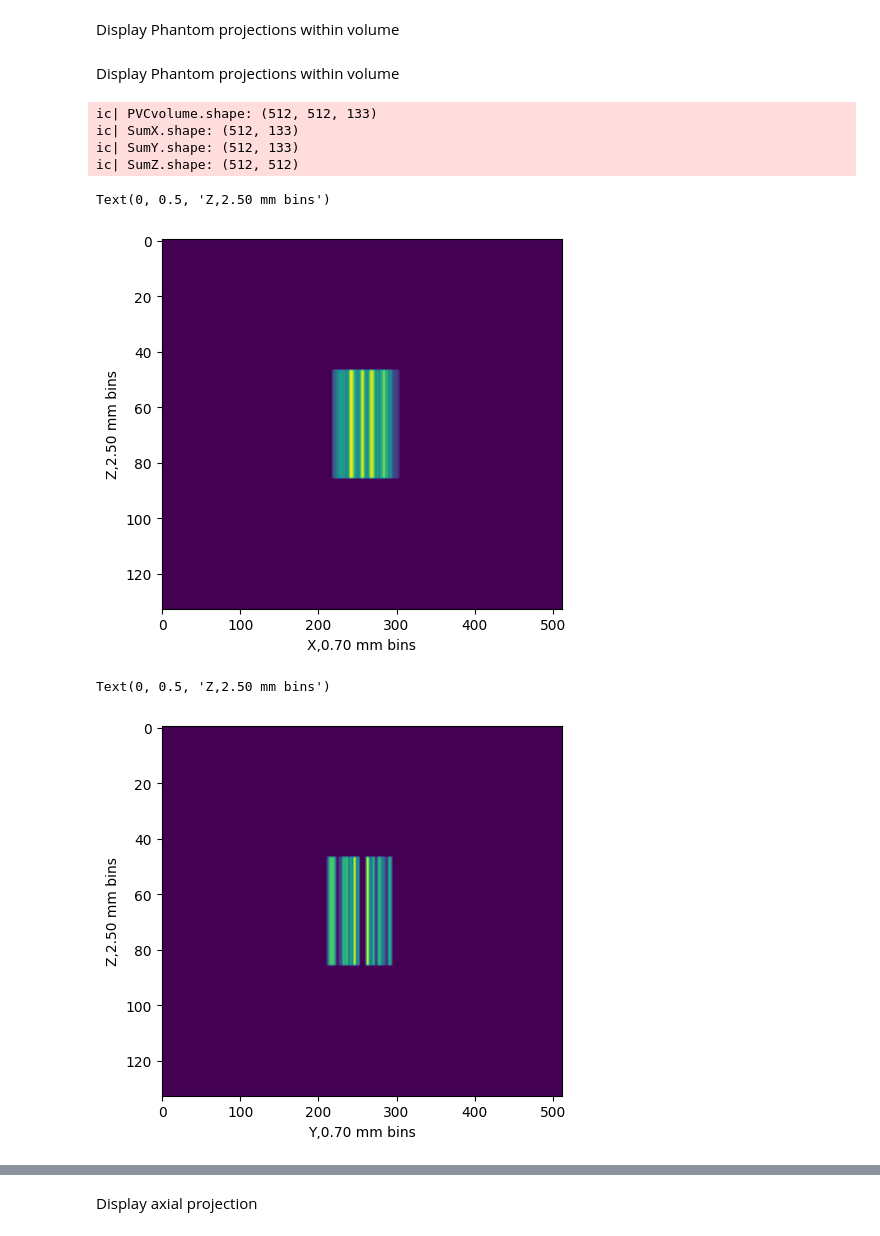
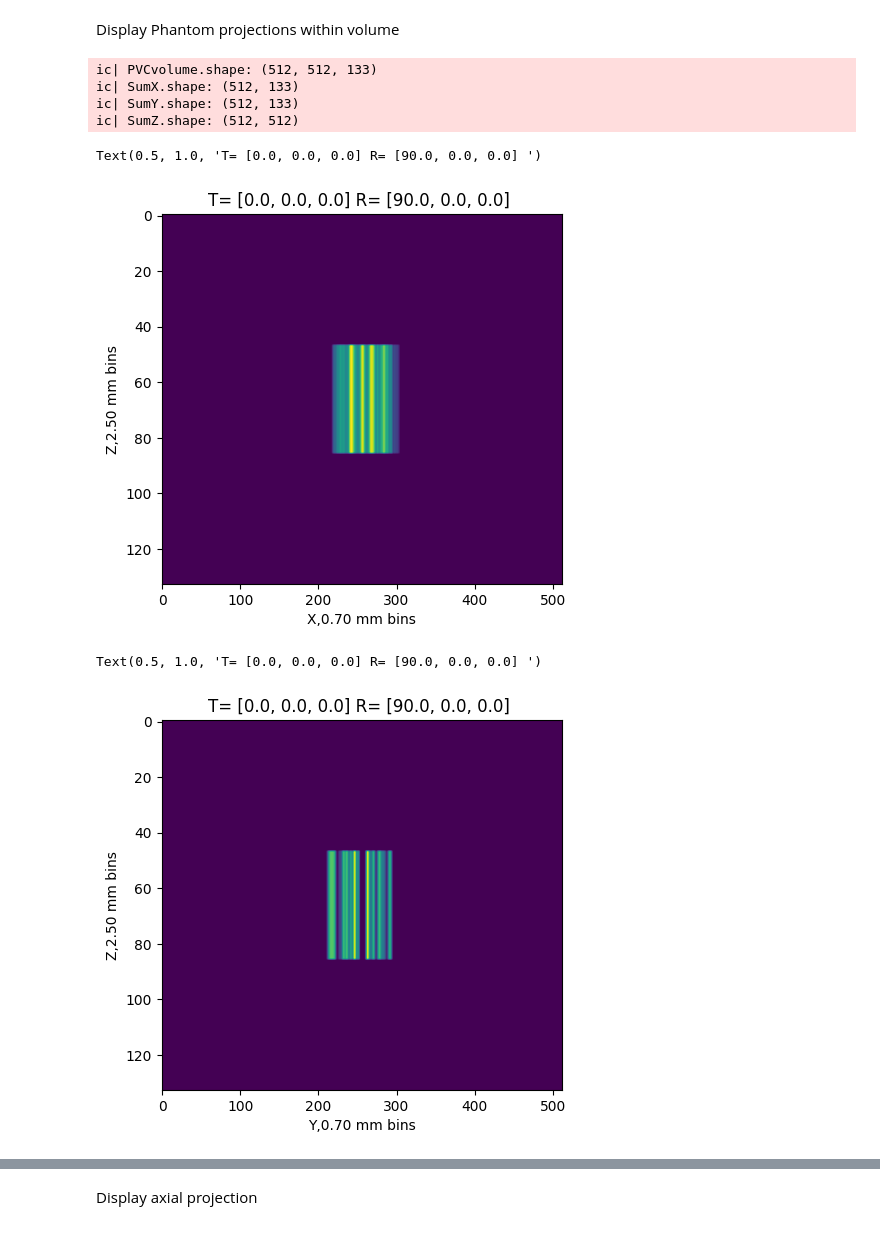
Before and after one commit to BillWorstell/derenzo_phantom, a Jupyter notebook: iCheckRotations.ipynb, the cells around one changed output, grey strips where cells are left out. Drawn from its saved outputs; the diff is of its cells as text; code cells hidden in the pictures.

```diff
--- a/iCheckRotations.ipynb
+++ b/iCheckRotations.ipynb
@@ -633,36 +650,40 @@ ic| valid.shape: (34865152,)
 ic| Test.shape: (438204,)
 # %% [markdown]
 Display Phantom projections within volume
-# %% [markdown]
-Display Phantom projections within volume
 # %%
 ic(PVCvolume.shape)
 SumX=PVCvolume.sum(0)
 SumY=PVCvolume.sum(1)
 SumZ=PVCvolume.sum(2)
 ic(SumX.shape)
 ic(SumY.shape)
 ic(SumZ.shape)
 
 ThisAspect=spacing[2]/spacing[0]
 plt.imshow(np.flipud(SumX.T),aspect=ThisAspect)
 plt.xlabel(f'X,{spacing[0]:0.2f} mm bins')
 plt.ylabel(f'Z,{spacing[2]:0.2f} mm bins')
+TranslateString=f'T= [{TranslatePhantom[0]:.1f}, ' + f'{TranslatePhantom[1]:.1f}, ' + f'{TranslatePhantom[2]:.1f}] '
+RotateString=f'R= [{psiDeg:.1f}, ' + f'{thetaDeg:.1f}, ' + f'{phiDeg:.1f}] '
+plt.title(TranslateString + RotateString)
 # %% [output]
 ic| PVCvolume.shape: (512, 512, 133)
 ic| SumX.shape: (512, 133)
 ic| SumY.shape: (512, 133)
 ic| SumZ.shape: (512, 512)
-Text(0, 0.5, 'Z,2.50 mm bins')
+Text(0.5, 1.0, 'T= [0.0, 0.0, 0.0] R= [90.0, 0.0, 0.0] ')
-[figure, old version]
+[figure, new version]
 # %%
 ThisAspect=spacing[2]/spacing[0]
 plt.imshow(np.flipud(SumY.T),aspect=ThisAspect)
 plt.xlabel(f'Y,{spacing[1]:0.2f} mm bins')
 plt.ylabel(f'Z,{spacing[2]:0.2f} mm bins')
+TranslateString=f'T= [{TranslatePhantom[0]:.1f}, ' + f'{TranslatePhantom[1]:.1f}, ' + f'{TranslatePhantom[2]:.1f}] '
+RotateString=f'R= [{psiDeg:.1f}, ' + f'{thetaDeg:.1f}, ' + f'{phiDeg:.1f}] '
+plt.title(TranslateString + RotateString)
 # %% [output]
-Text(0, 0.5, 'Z,2.50 mm bins')
+Text(0.5, 1.0, 'T= [0.0, 0.0, 0.0] R= [90.0, 0.0, 0.0] ')
-[figure, old version]
+[figure, new version]
 # %%
 plt.imshow(np.flipud(SumZ.T))
 plt.xlabel(f'X,{spacing[0]:0.2f} mm bins')
```
Also changed, not shown: parts of 25 cells of this notebook.
